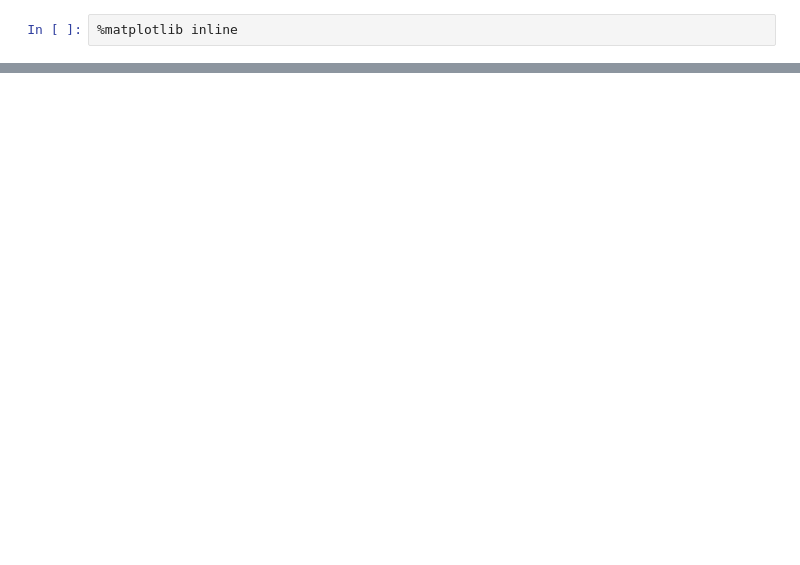
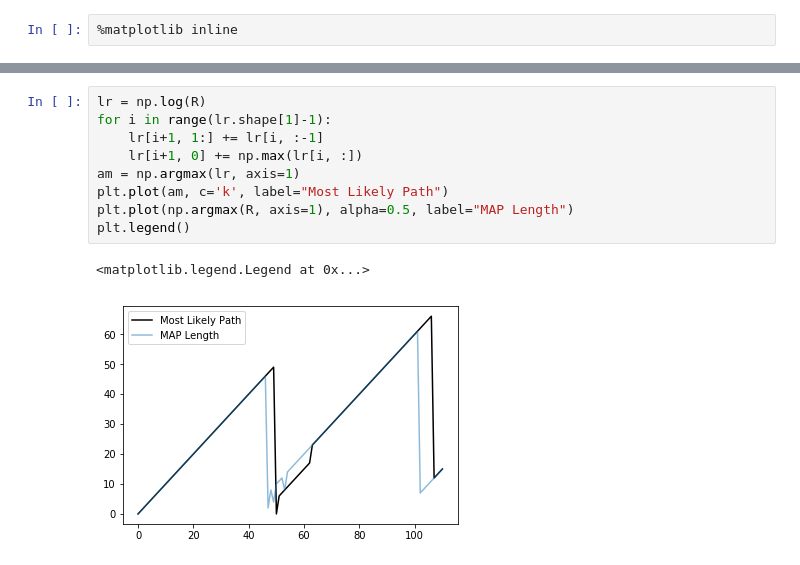
Before and after one commit to promised-ai/changepoint, a Jupyter notebook: Analysis.ipynb, the cells around one changed output, grey strips where cells are left out. Cells and saved outputs as stored; diff of their text form; blank space fills up the shorter version.

```diff
--- a/Analysis.ipynb
+++ b/Analysis.ipynb
@@ -24,0 +40,12 @@ ax.plot(np.sum(R[:5, :], axis=0))
+# %%
+lr = np.log(R)
+for i in range(lr.shape[1]-1):
+    lr[i+1, 1:] += lr[i, :-1]
+    lr[i+1, 0] += np.max(lr[i, :])
+am = np.argmax(lr, axis=1)
+plt.plot(am, c='k', label="Most Likely Path")
+plt.plot(np.argmax(R, axis=1), alpha=0.5, label="MAP Length")
+plt.legend()
+# %% [output]
+<matplotlib.legend.Legend at 0x...>
+[figure, added]
```
Also changed, not shown: parts of 7 cells of this notebook, 7 other files.
